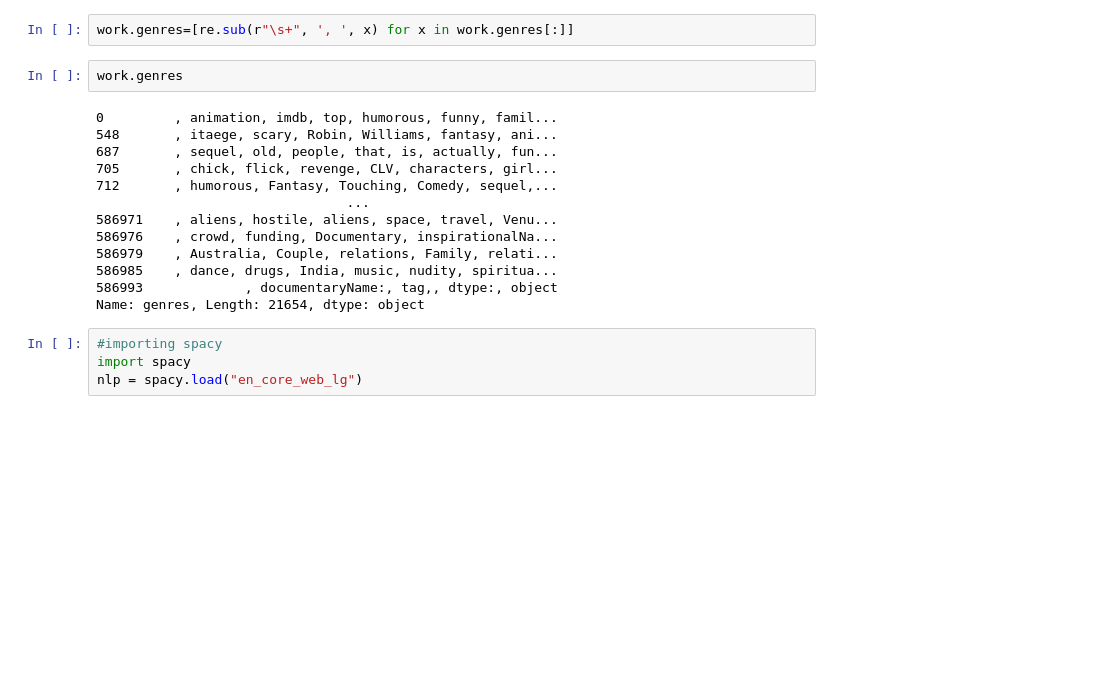
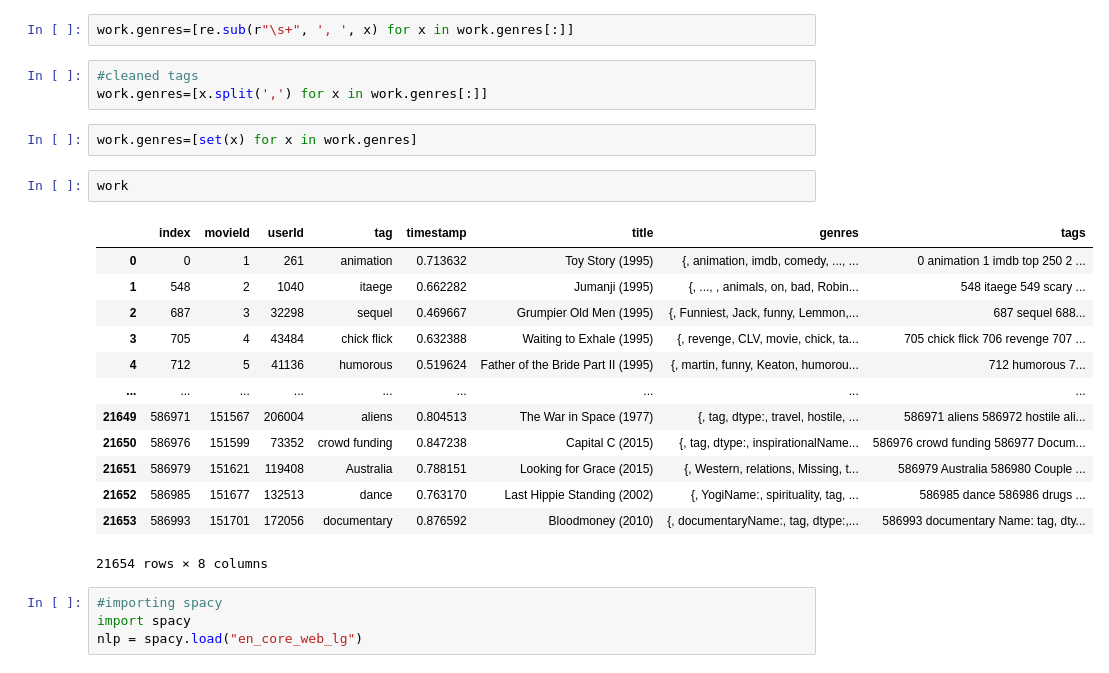
Before and after one commit to halujeff5/Movie_Rec_Sys_Spacy, a Jupyter notebook: First_NB.ipynb, the cells around one changed output. Saved outputs shown, nothing was run; the diff lists cells and outputs as text; blank space fills up the shorter version.

```diff
--- a/First_NB.ipynb
+++ b/First_NB.ipynb
@@ -141,20 +143,26 @@ work.genres=[re.sub(r"\n", '', x) for x in work.genres[:]]
 # %%
 work.genres=[re.sub(r"\s+", ', ', x) for x in work.genres[:]]
 # %%
-work.genres
+#cleaned tags
+work.genres=[x.split(',') for x in work.genres[:]]
-# %% [output]
-0         , animation, imdb, top, humorous, funny, famil...
-548       , itaege, scary, Robin, Williams, fantasy, ani...
-687       , sequel, old, people, that, is, actually, fun...
-705       , chick, flick, revenge, CLV, characters, girl...
-712       , humorous, Fantasy, Touching, Comedy, sequel,...
-                                ...
-586971    , aliens, hostile, aliens, space, travel, Venu...
-586976    , crowd, funding, Documentary, inspirationalNa...
-586979    , Australia, Couple, relations, Family, relati...
-586985    , dance, drugs, India, music, nudity, spiritua...
-586993             , documentaryName:, tag,, dtype:, object
-Name: genres, Length: 21654, dtype: object
+# %%
+work.genres=[set(x) for x in work.genres]
+# %%
+work
+# %% [output]
+|  | index | movieId | userId | tag | timestamp | title | genres | tags |
+| 0 | 0 | 1 | 261 | animation | 0.713632 | Toy Story (1995) | {, animation, imdb, comedy, ..., ... | 0 animation 1 imdb top 250 2 ... |
+| 1 | 548 | 2 | 1040 | itaege | 0.662282 | Jumanji (1995) | {, ..., , animals, on, bad, Robin... | 548 itaege 549 scary ... |
+| 2 | 687 | 3 | 32298 | sequel | 0.469667 | Grumpier Old Men (1995) | {, Funniest, Jack, funny, Lemmon,... | 687 sequel 688... |
+| 3 | 705 | 4 | 43484 | chick flick | 0.632388 | Waiting to Exhale (1995) | {, revenge, CLV, movie, chick, ta... | 705 chick flick 706 revenge 707 ... |
+| 4 | 712 | 5 | 41136 | humorous | 0.519624 | Father of the Bride Part II (1995) | {, martin, funny, Keaton, humorou... | 712 humorous 7... |
+| ... | ... | ... | ... | ... | ... | ... | ... | ... |
+| 21649 | 586971 | 151567 | 206004 | aliens | 0.804513 | The War in Space (1977) | {, tag, dtype:, travel, hostile, ... | 586971 aliens 586972 hostile ali... |
+| 21650 | 586976 | 151599 | 73352 | crowd funding | 0.847238 | Capital C (2015) | {, tag, dtype:, inspirationalName... | 586976 crowd funding 586977 Docum... |
+| 21651 | 586979 | 151621 | 119408 | Australia | 0.788151 | Looking for Grace (2015) | {, Western, relations, Missing, t... | 586979 Australia 586980 Couple ... |
+| 21652 | 586985 | 151677 | 132513 | dance | 0.763170 | Last Hippie Standing (2002) | {, YogiName:, spirituality, tag, ... | 586985 dance 586986 drugs ... |
+| 21653 | 586993 | 151701 | 172056 | documentary | 0.876592 | Bloodmoney (2010) | {, documentaryName:, tag, dtype:,... | 586993 documentary Name: tag, dty... |
+21654 rows × 8 columns
 # %%
 #importing spacy
 import spacy
```
Also changed, not shown: parts of 8 cells of this notebook.
